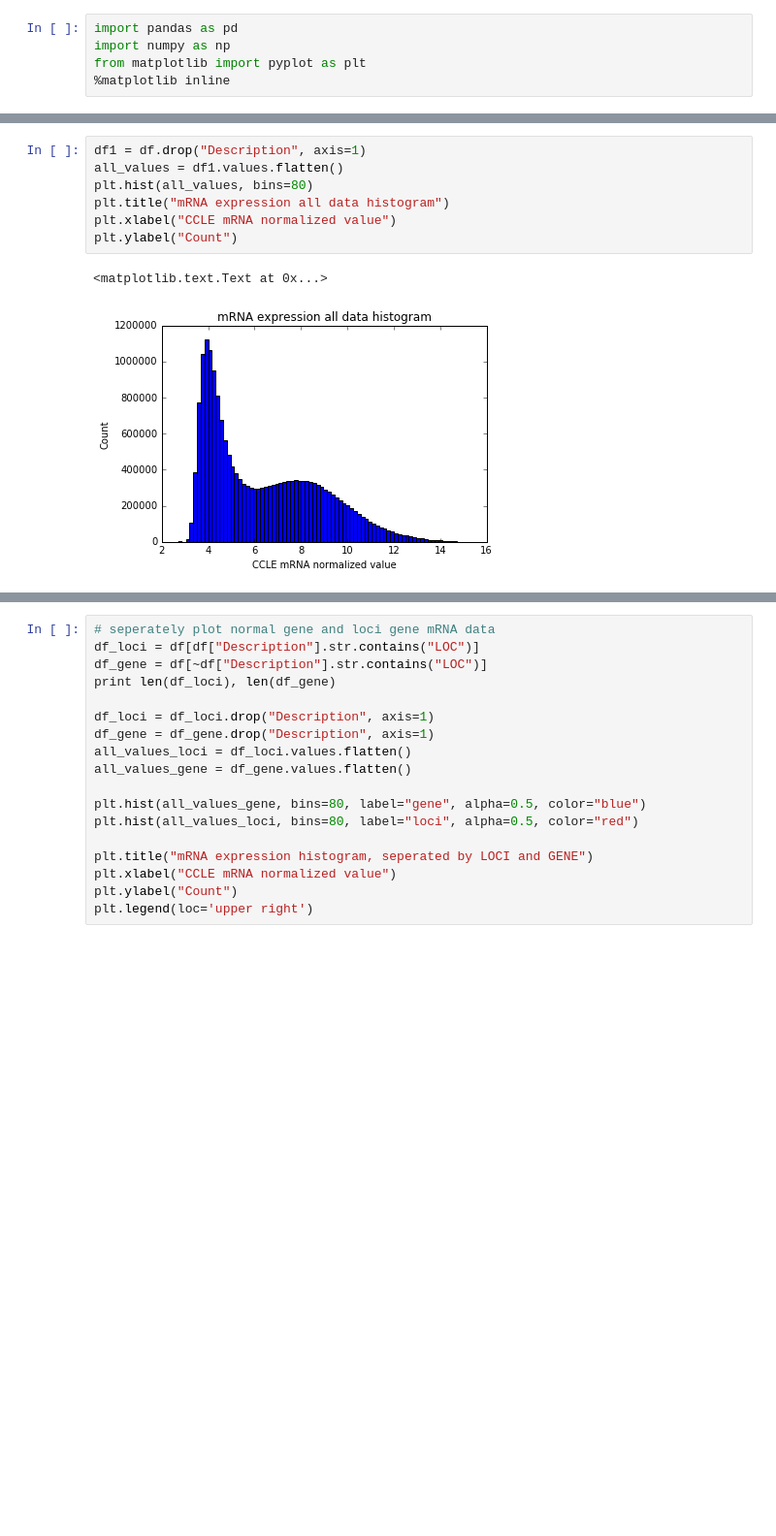
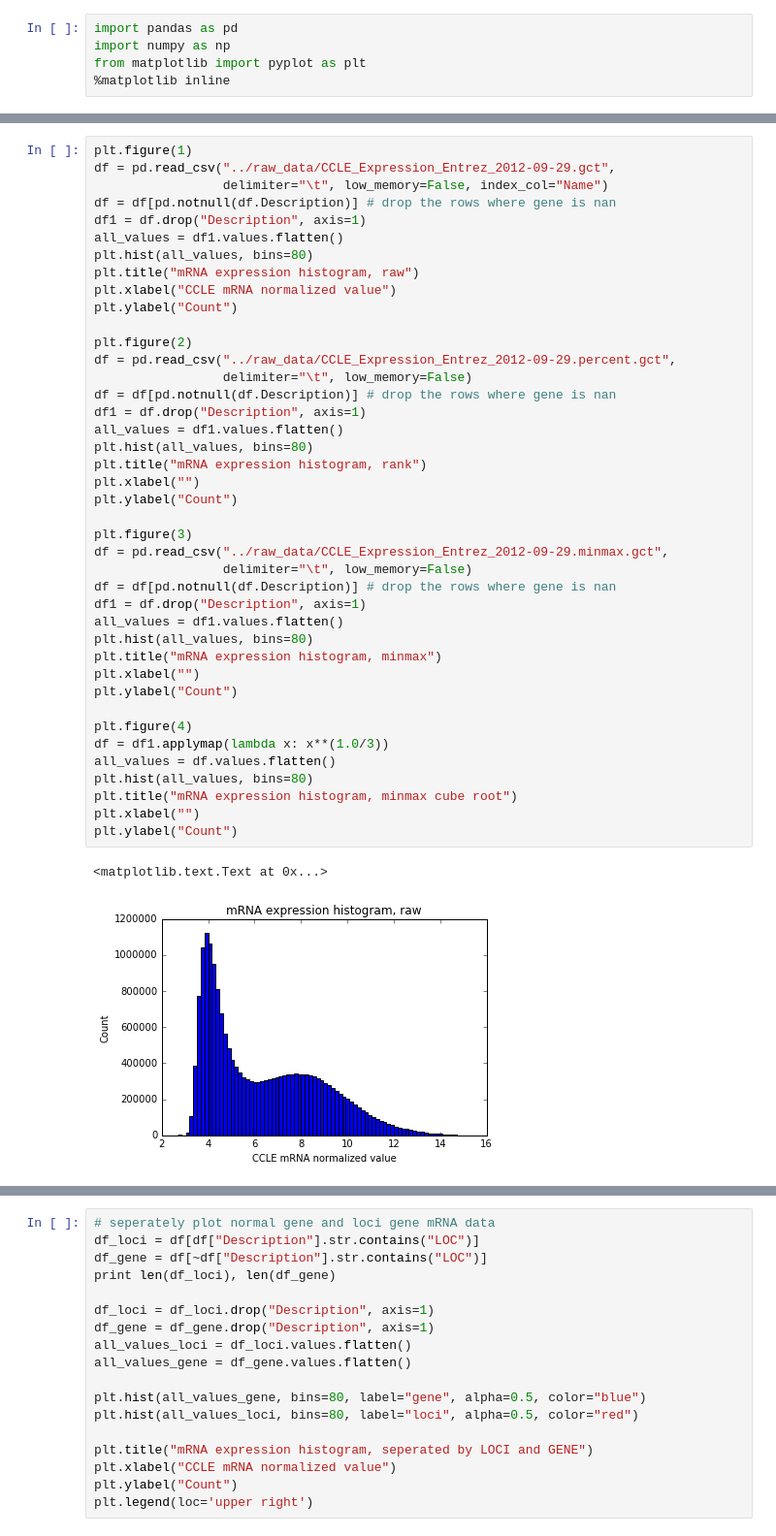
Before and after one commit to MollyZhang/drug_sensitivity_ML, a Jupyter notebook: profiling/CCLE_mRNA_profile.ipynb, the cells around one changed output, grey strips where cells are left out. Shown at 97% size. Cells and saved outputs as stored; diff of their text form; blank space fills up the shorter version.

```diff
--- a/profiling/CCLE_mRNA_profile.ipynb
+++ b/profiling/CCLE_mRNA_profile.ipynb
@@ -31,13 +27,47 @@ Name
 10003_at                            3.728828
 
 [5 rows x 1038 columns]
-# %%
-df1 = df.drop("Description", axis=1)
-all_values = df1.values.flatten()
-plt.hist(all_values, bins=80)
-plt.title("mRNA expression all data histogram")
-plt.xlabel("CCLE mRNA normalized value")
-plt.ylabel("Count")
-# %% [output]
-<matplotlib.text.Text at 0x...>
-[figure, removed]
+# %%
+plt.figure(1)
+df = pd.read_csv("../raw_data/CCLE_Expression_Entrez_2012-09-29.gct",
+                 delimiter="\t", low_memory=False, index_col="Name")
+df = df[pd.notnull(df.Description)] # drop the rows where gene is nan
+df1 = df.drop("Description", axis=1)
+all_values = df1.values.flatten()
+plt.hist(all_values, bins=80)
+plt.title("mRNA expression histogram, raw")
+plt.xlabel("CCLE mRNA normalized value")
+plt.ylabel("Count")
+
+plt.figure(2)
+df = pd.read_csv("../raw_data/CCLE_Expression_Entrez_2012-09-29.percent.gct",
+                 delimiter="\t", low_memory=False)
+df = df[pd.notnull(df.Description)] # drop the rows where gene is nan
+df1 = df.drop("Description", axis=1)
+all_values = df1.values.flatten()
+plt.hist(all_values, bins=80)
+plt.title("mRNA expression histogram, rank")
+plt.xlabel("")
+plt.ylabel("Count")
+
+plt.figure(3)
+df = pd.read_csv("../raw_data/CCLE_Expression_Entrez_2012-09-29.minmax.gct",
+                 delimiter="\t", low_memory=False)
+df = df[pd.notnull(df.Description)] # drop the rows where gene is nan
+df1 = df.drop("Description", axis=1)
+all_values = df1.values.flatten()
+plt.hist(all_values, bins=80)
+plt.title("mRNA expression histogram, minmax")
+plt.xlabel("")
+plt.ylabel("Count")
+
+plt.figure(4)
+df = df1.applymap(lambda x: x**(1.0/3))
+all_values = df.values.flatten()
+plt.hist(all_values, bins=80)
+plt.title("mRNA expression histogram, minmax cube root")
+plt.xlabel("")
+plt.ylabel("Count")
+# %% [output]
+<matplotlib.text.Text at 0x...>
+[figure, added]
```
Also changed, not shown: parts of 2 cells of this notebook, 6 other files.
